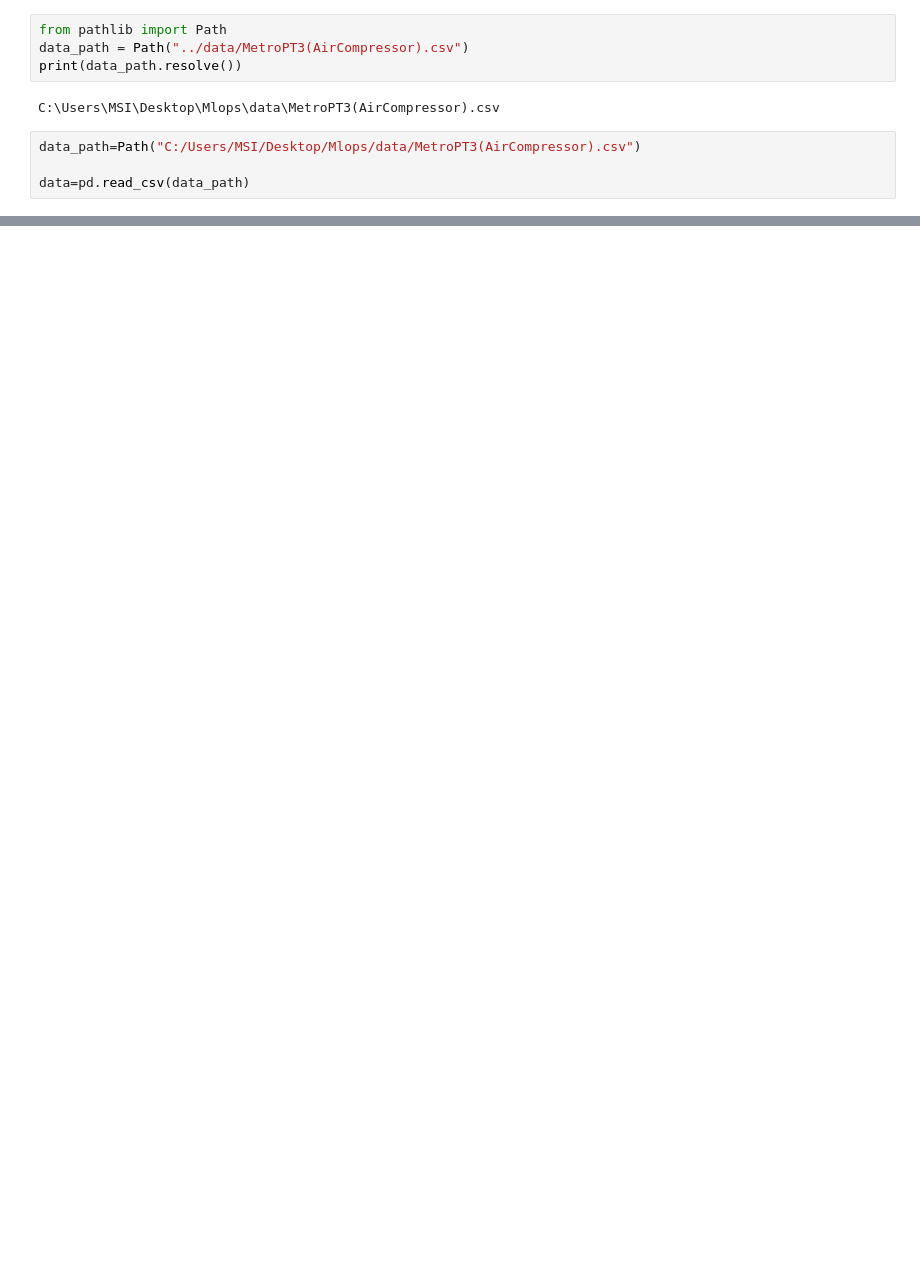
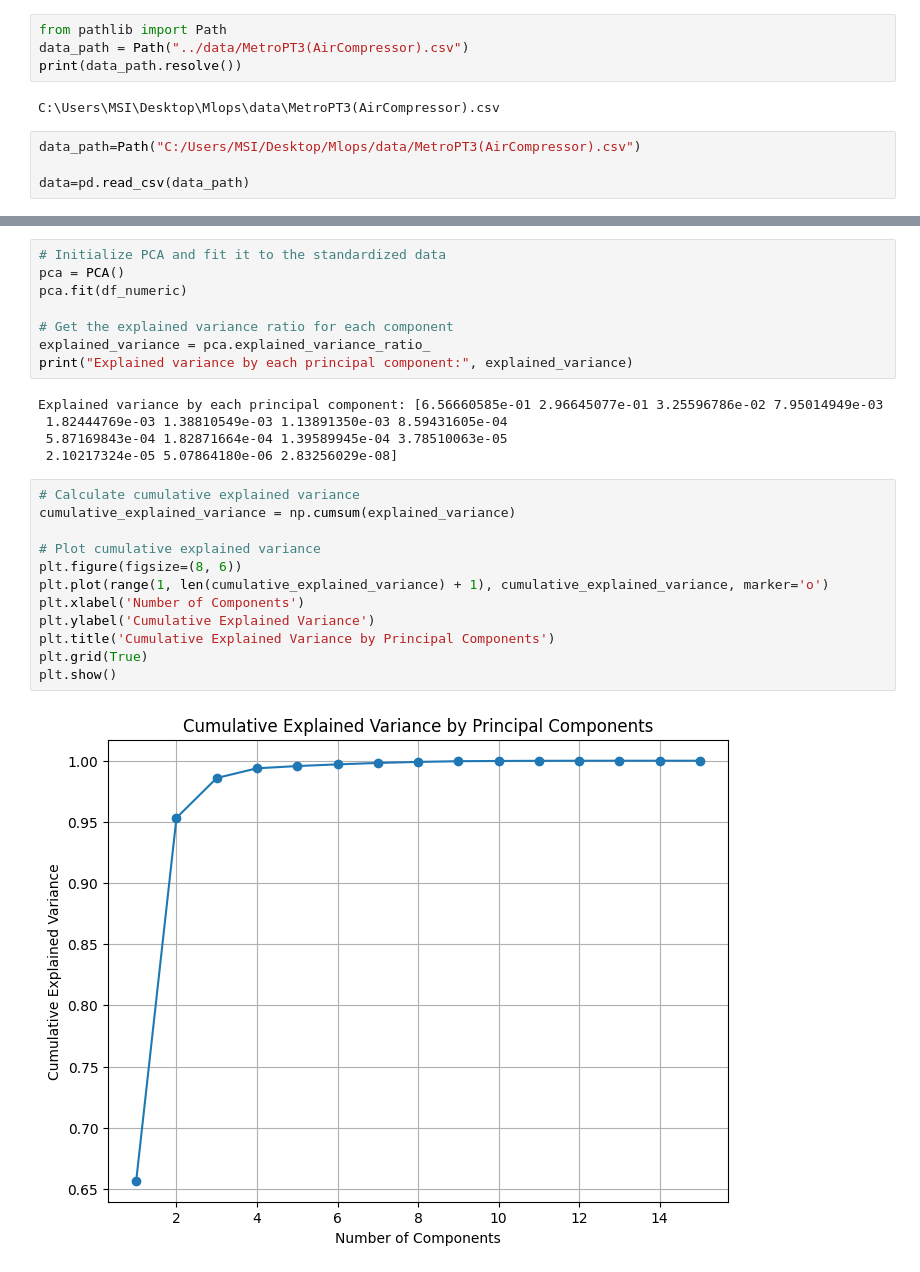
Before and after one commit to sfaxibrahim/Mlops, a Jupyter notebook: notebooks/PCA.ipynb, the cells around one changed output, grey strips where cells are left out. Saved outputs shown, nothing was run; the diff lists cells and outputs as text; blank space fills up the shorter version.

```diff
--- a/notebooks/PCA.ipynb
+++ b/notebooks/PCA.ipynb
@@ -249,0 +168,27 @@ PCA reduces the dimensionality of your data and helps you understand which featu
+# %%
+# Initialize PCA and fit it to the standardized data
+pca = PCA()
+pca.fit(df_numeric)
+
+# Get the explained variance ratio for each component
+explained_variance = pca.explained_variance_ratio_
+print("Explained variance by each principal component:", explained_variance)
+# %% [output]
+Explained variance by each principal component: [6.56660585e-01 2.96645077e-01 3.25596786e-02 7.95014949e-03
+ 1.82444769e-03 1.38810549e-03 1.13891350e-03 8.59431605e-04
+ 5.87169843e-04 1.82871664e-04 1.39589945e-04 3.78510063e-05
+ 2.10217324e-05 5.07864180e-06 2.83256029e-08]
+# %%
+# Calculate cumulative explained variance
+cumulative_explained_variance = np.cumsum(explained_variance)
+
+# Plot cumulative explained variance
+plt.figure(figsize=(8, 6))
+plt.plot(range(1, len(cumulative_explained_variance) + 1), cumulative_explained_variance, marker='o')
+plt.xlabel('Number of Components')
+plt.ylabel('Cumulative Explained Variance')
+plt.title('Cumulative Explained Variance by Principal Components')
+plt.grid(True)
+plt.show()
+# %% [output]
+[figure, added]
```
Also changed, not shown: parts of 61 cells of this notebook, 2 other files.
